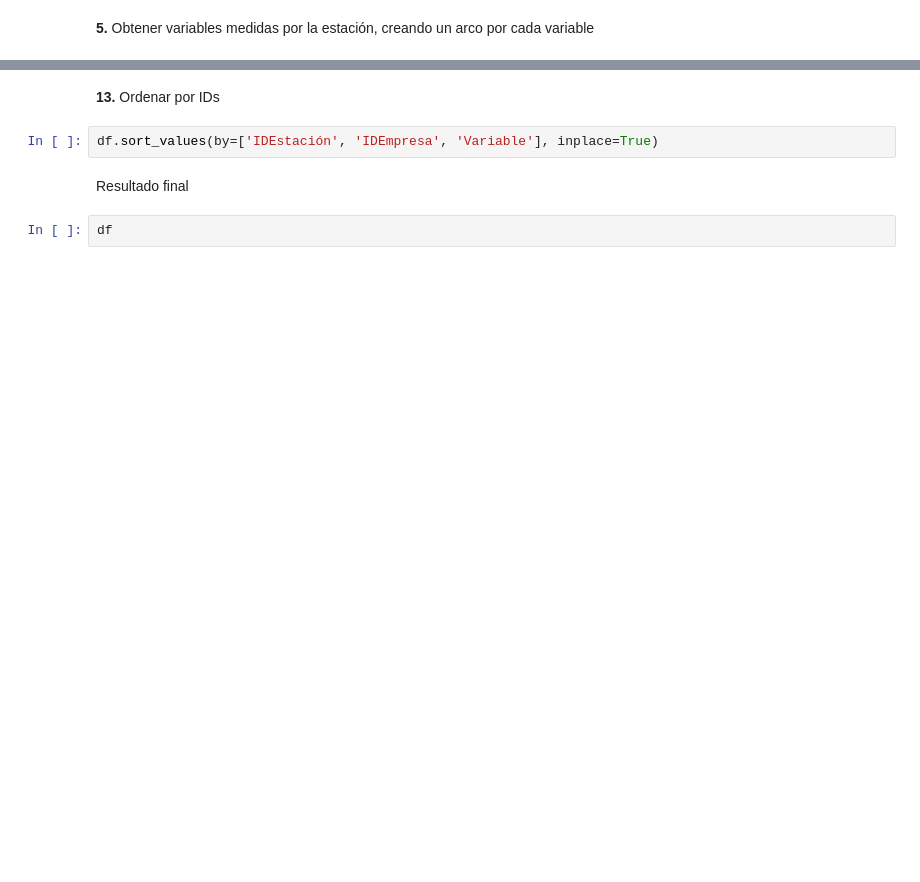
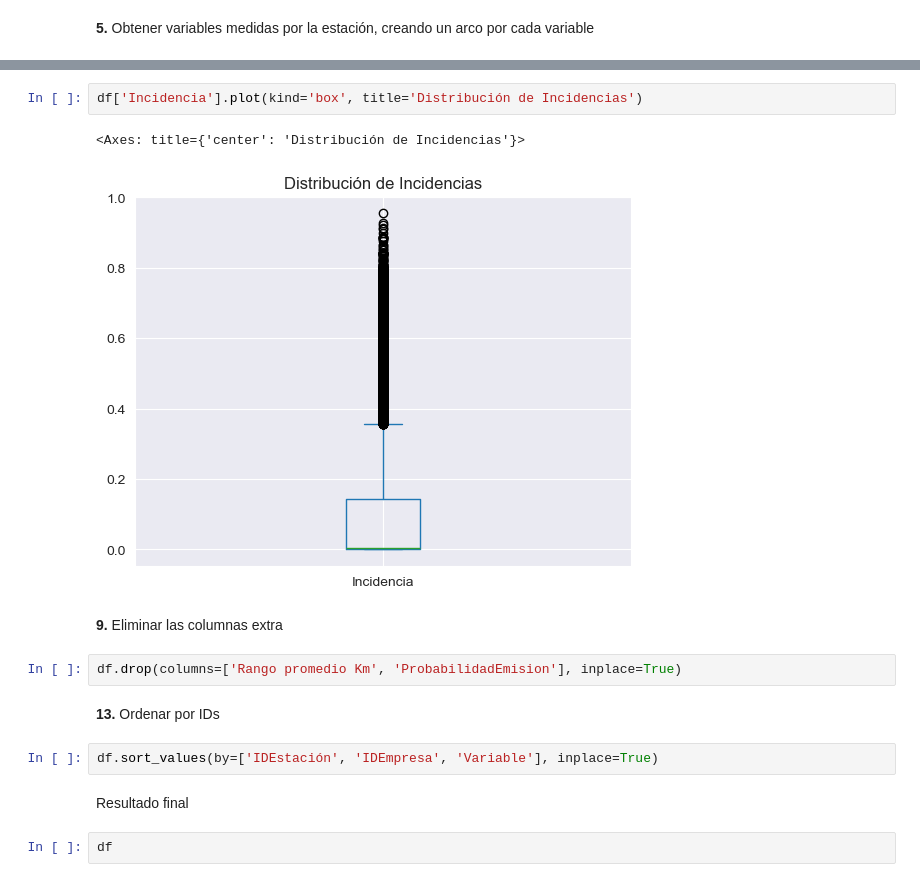
Before and after one commit to sariswis/Proyecto-Visual-Analytics, a Jupyter notebook: preparacion/Dataset 8 - Matriz Estación - Empresa.ipynb, the cells around one changed output, grey strips where cells are left out. Cells and saved outputs as stored; diff of their text form; blank space fills up the shorter version.

```diff
--- a/preparacion/Dataset 8 - Matriz Estación - Empresa.ipynb
+++ b/preparacion/Dataset 8 - Matriz Estación - Empresa.ipynb
@@ -222,3 +311,12 @@ df
+# %%
+df['Incidencia'].plot(kind='box', title='Distribución de Incidencias')
+# %% [output]
+<Axes: title={'center': 'Distribución de Incidencias'}>
+[figure, added]
+# %% [markdown]
+**9.** Eliminar las columnas extra
+# %%
+df.drop(columns=['Rango promedio Km', 'ProbabilidadEmision'], inplace=True)
 # %% [markdown]
 **13.** Ordenar por IDs
 # %%
```
Also changed, not shown: parts of 15 cells of this notebook, 4 other files.
